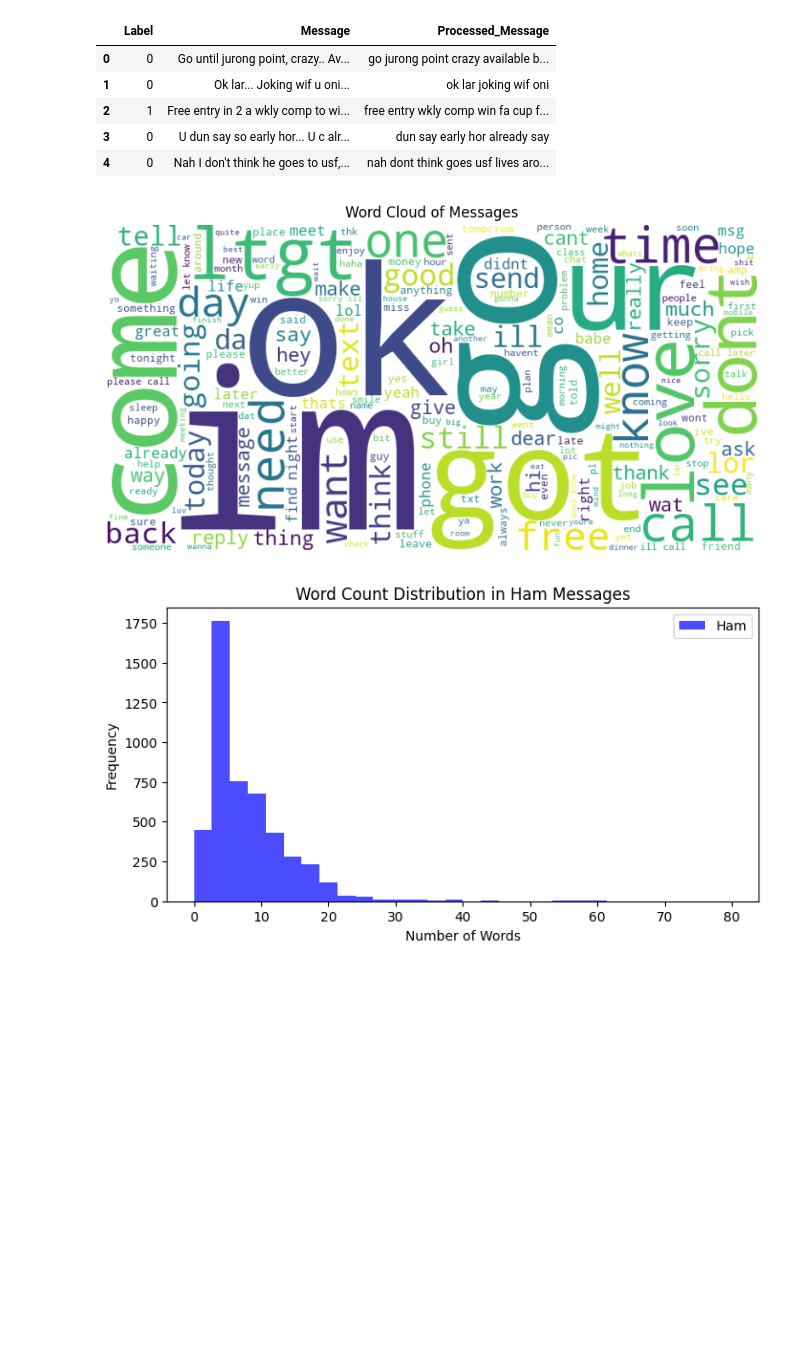
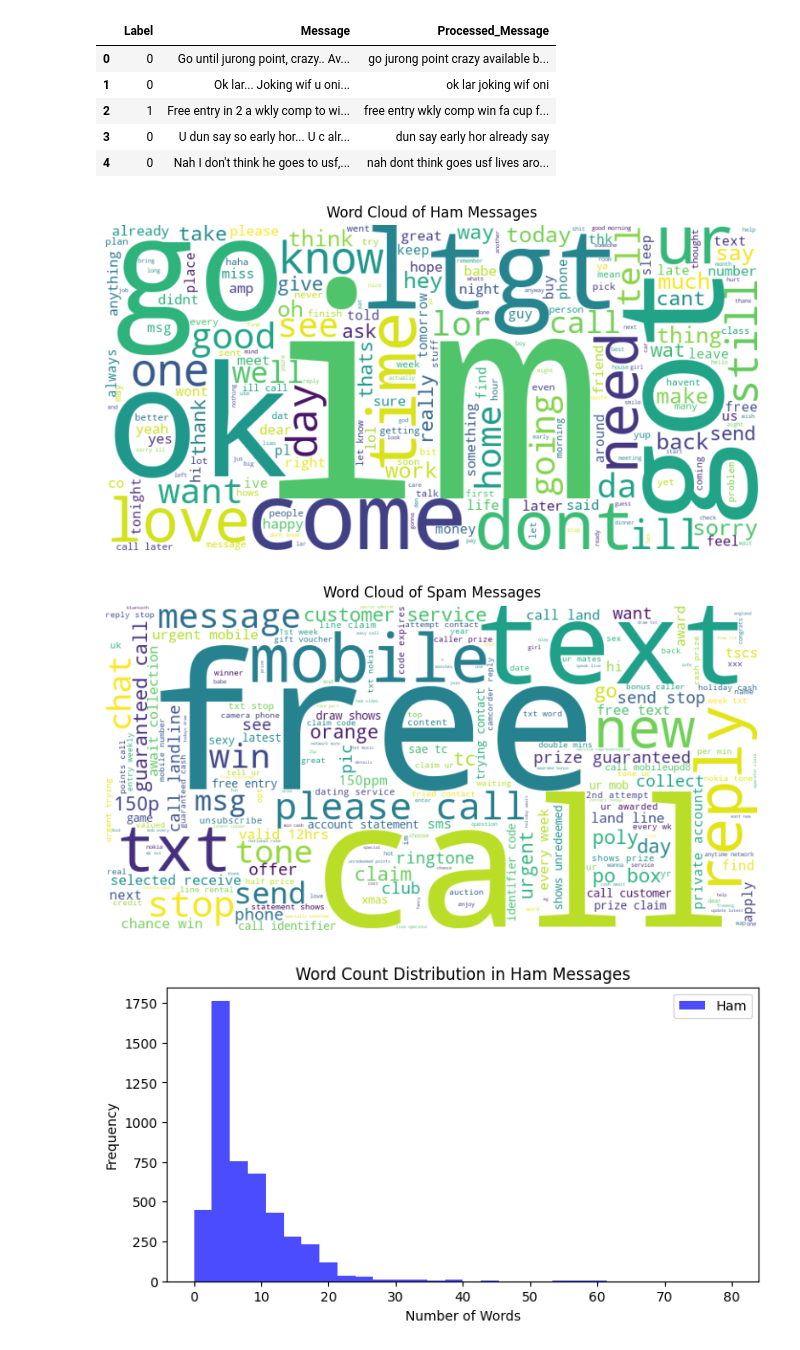
Before and after one commit to msiddhesh/AppliedMachineLearning, a Jupyter notebook: Assignment 1/prepare.ipynb, the cells around one changed output. Cells and saved outputs as stored; diff of their text form; code cells hidden in the pictures; blank space fills up the shorter version.

```diff
--- a/Assignment 1/prepare.ipynb
+++ b/Assignment 1/prepare.ipynb
@@ -58,17 +57,18 @@ df.head()
 | 3 | 0 | U dun say so early hor... U c alr... | dun say early hor already say |
 | 4 | 0 | Nah I don't think he goes to usf,... | nah dont think goes usf lives aro... |
 # %%
-text = " ".join(df['Processed_Message'])
-wordcloud = WordCloud(width=800, height=400, background_color='white').generate(text)
+for label, category in zip([0, 1], ['Ham', 'Spam']):
+    text = " ".join(df[df['Label'] == label]['Processed_Message'])
+    wordcloud = WordCloud(width=800, height=400, background_color='white').generate(text)
 
-# Plot word cloud
-plt.figure(figsize=(10, 5))
-plt.imshow(wordcloud, interpolation='bilinear')
-plt.axis("off")
-plt.title("Word Cloud of Messages")
-plt.show()
+    plt.figure(figsize=(10, 5))
+    plt.imshow(wordcloud, interpolation='bilinear')
+    plt.axis("off")
+    plt.title(f"Word Cloud of {category} Messages")
+    plt.show()
 # %% [output]
-[figure, old version]
+[figure, new version]
+[figure, added]
 # %%
 df['Word_Count'] = df['Processed_Message'].apply(lambda x: len(word_tokenize(str(x))))
 
```
Also changed, not shown: parts of 5 cells of this notebook, 4 other files.
